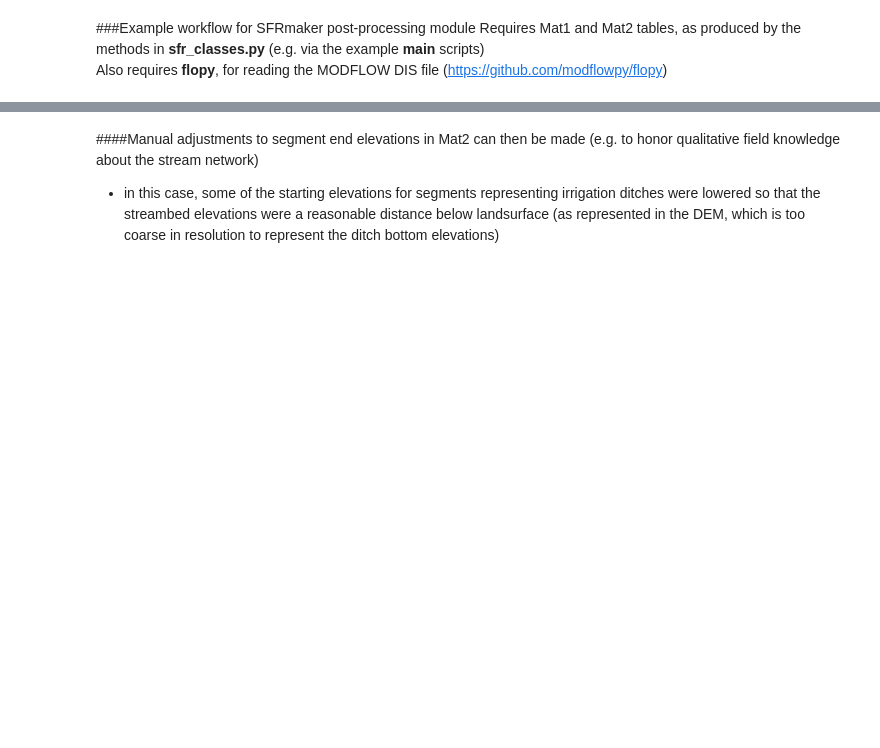
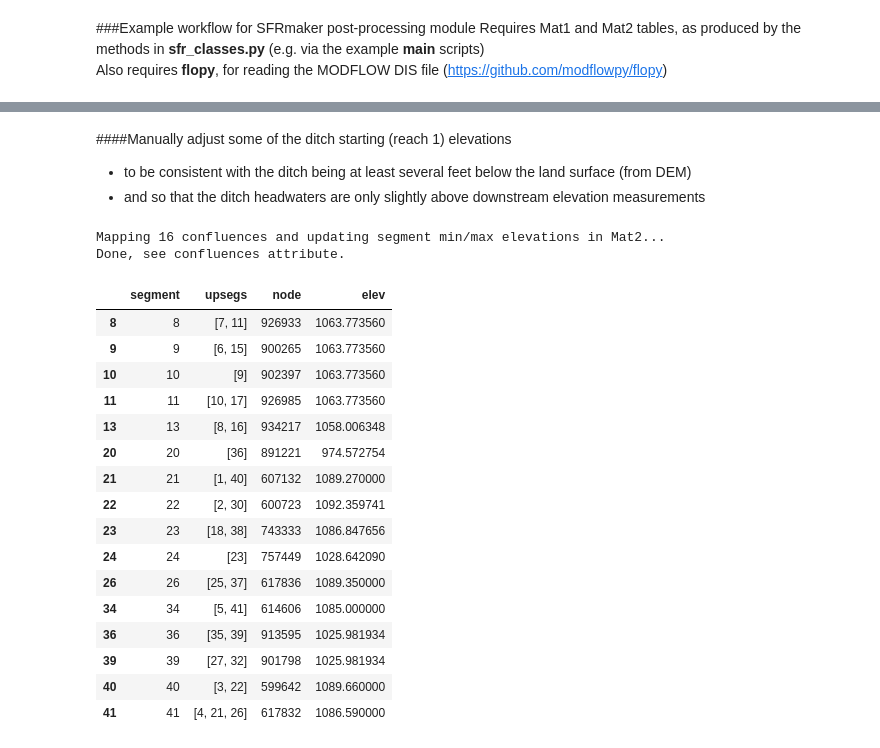
Before and after one commit to DOI-USGS/sfrmaker, a Jupyter notebook: Examples/Example_postproc_workflow.ipynb, the cells around one changed output, grey strips where cells are left out. Saved outputs shown, nothing was run; the diff lists cells and outputs as text; code cells hidden in the pictures; blank space fills up the shorter version.

```diff
--- a/Examples/Example_postproc_workflow.ipynb
+++ b/Examples/Example_postproc_workflow.ipynb
@@ -91,3 +71,0 @@ sfr.confluences
-# %% [markdown]
-####Manual adjustments to segment end elevations in Mat2 can then be made (e.g. to honor qualitative field knowledge about the stream network)
-* in this case, some of the starting elevations for segments representing irrigation ditches were lowered so that the streambed elevations were a reasonable distance below landsurface (as represented in the DEM, which is too coarse in resolution to represent the ditch bottom elevations)
@@ -99,0 +72,4 @@ sfr.m2.loc[5, 'Max'] = 1089
+# %% [markdown]
+####Manually adjust some of the ditch starting (reach 1) elevations
+* to be consistent with the ditch being at least several feet below the land surface (from DEM)
+* and so that the ditch headwaters are only slightly above downstream elevation measurements
@@ -100,3 +93,28 @@ sfr.m2.loc[5, 'Max'] = 1089
+# %%
+sfr.map_confluences()
+# %% [output]
+Mapping 16 confluences and updating segment min/max elevations in Mat2...
+Done, see confluences attribute.
+# %%
+sfr.confluences
+# %% [output]
+|  | segment | upsegs | node | elev |
+| 8 | 8 | [7, 11] | 926933 | 1063.773560 |
+| 9 | 9 | [6, 15] | 900265 | 1063.773560 |
+| 10 | 10 | [9] | 902397 | 1063.773560 |
+| 11 | 11 | [10, 17] | 926985 | 1063.773560 |
+| 13 | 13 | [8, 16] | 934217 | 1058.006348 |
+| 20 | 20 | [36] | 891221 | 974.572754 |
+| 21 | 21 | [1, 40] | 607132 | 1089.270000 |
+| 22 | 22 | [2, 30] | 600723 | 1092.359741 |
+| 23 | 23 | [18, 38] | 743333 | 1086.847656 |
+| 24 | 24 | [23] | 757449 | 1028.642090 |
+| 26 | 26 | [25, 37] | 617836 | 1089.350000 |
+| 34 | 34 | [5, 41] | 614606 | 1085.000000 |
+| 36 | 36 | [35, 39] | 913595 | 1025.981934 |
+| 39 | 39 | [27, 32] | 901798 | 1025.981934 |
+| 40 | 40 | [3, 22] | 599642 | 1089.660000 |
+| 41 | 41 | [4, 21, 26] | 617832 | 1086.590000 |
 # %%
 sfr.m2[['Min', 'Max']]
 # %% [output]
```
Also changed, not shown: parts of 40 cells of this notebook, 1 other file.
